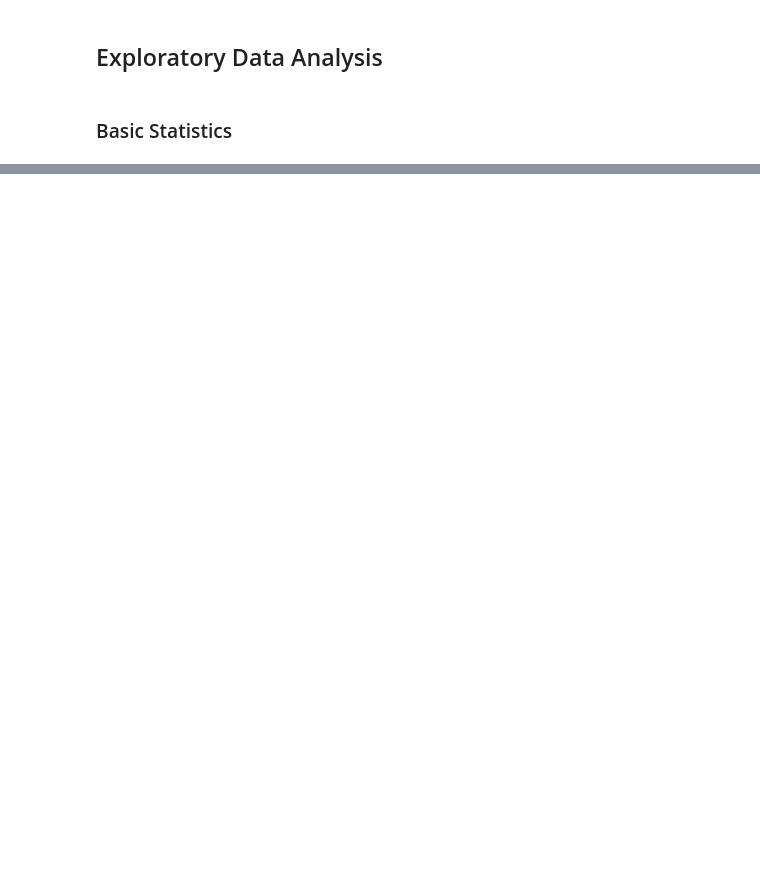
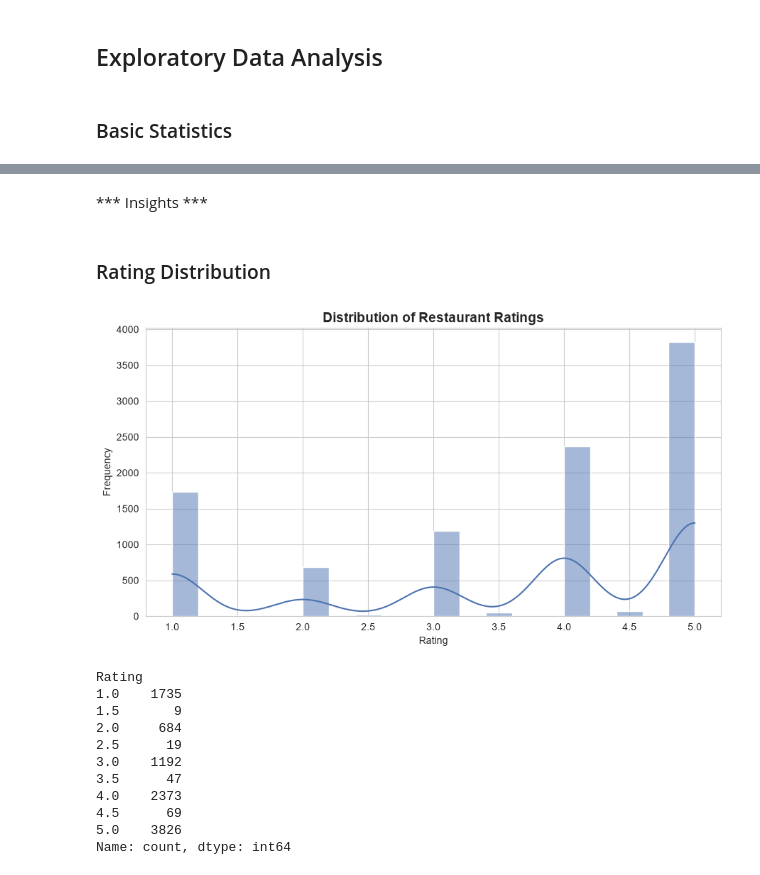
Before and after one commit to Engineer-purvesh18/Zomato-Analysis, a Jupyter notebook: Zomato_EDA.ipynb, the cells around one changed output, grey strips where cells are left out. Saved outputs shown, nothing was run; the diff lists cells and outputs as text; code cells hidden in the pictures; blank space fills up the shorter version.

```diff
--- a/Zomato_EDA.ipynb
+++ b/Zomato_EDA.ipynb
@@ -205,0 +231,28 @@ Unmatched rows after merge: 0
+# %% [markdown]
+*** Insights ***
+# %% [markdown]
+### Rating Distribution
+# %%
+# Rating distribution
+fig, ax = plt.subplots(figsize=(9, 5))
+sns.histplot(reviews_df['Rating'], kde=True, bins=20, color='#4C72B0', ax=ax)
+ax.set_title('Distribution of Restaurant Ratings', fontsize=14, fontweight='bold')
+ax.set_xlabel('Rating')
+ax.set_ylabel('Frequency')
+plt.tight_layout()
+plt.show()
+
+print(reviews_df['Rating'].value_counts().sort_index())
+# %% [output]
+[figure, added]
+Rating
+1.0    1735
+1.5       9
+2.0     684
+2.5      19
+3.0    1192
+3.5      47
+4.0    2373
+4.5      69
+5.0    3826
+Name: count, dtype: int64
```
Also changed, not shown: parts of 6 cells of this notebook.
